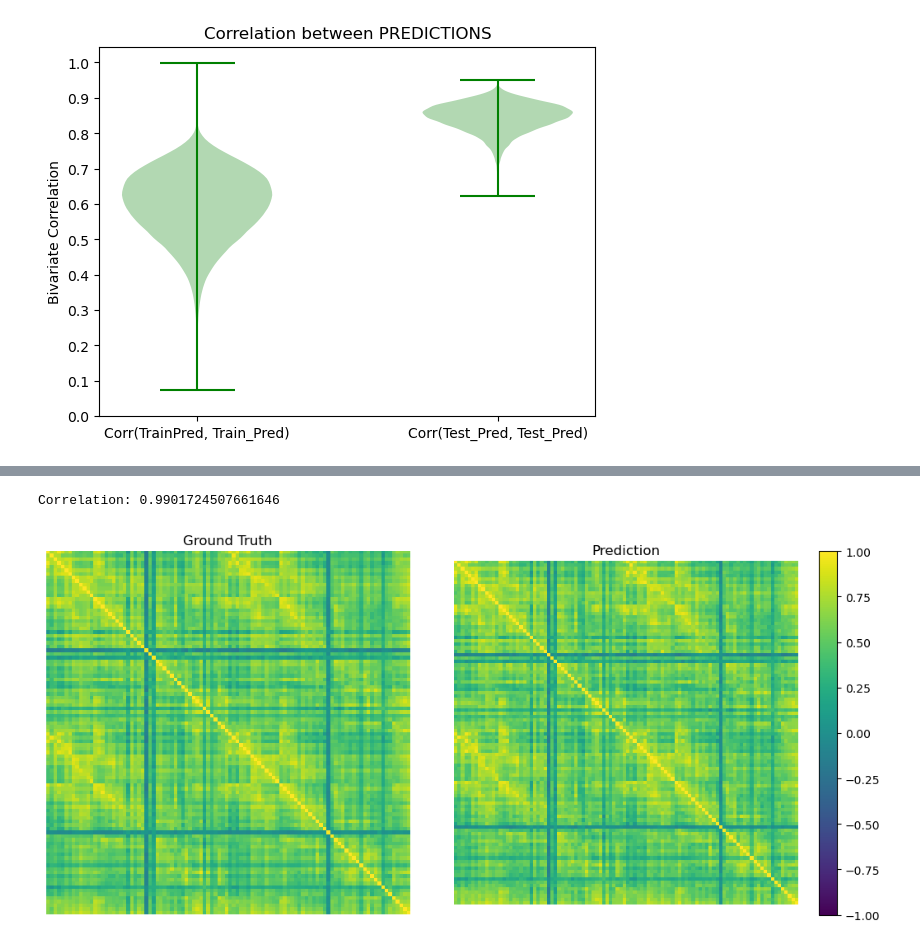
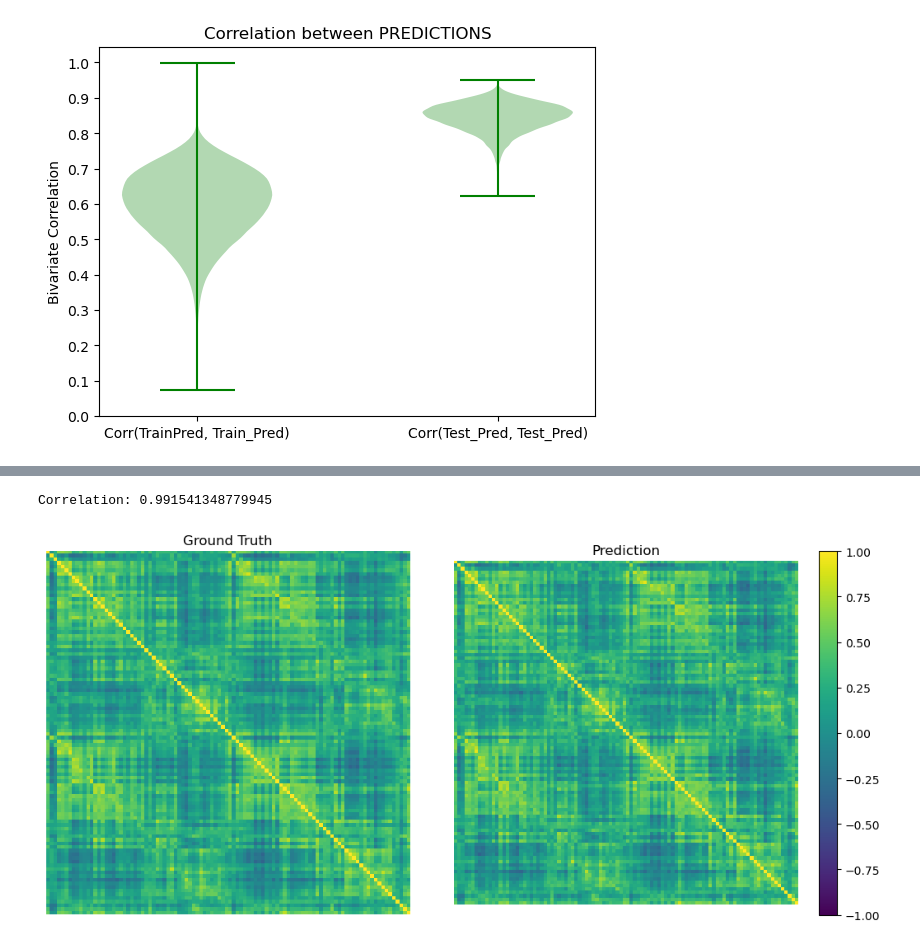
Before and after one commit to fyzeen/NeuroTranslate, a Jupyter notebook: SurfToNetmat/code/ICAd15_schfd100/model_diagnostics.ipynb, the cells around one changed output, grey strips where cells are left out. Saved outputs shown, nothing was run; the diff lists cells and outputs as text; code cells hidden in the pictures.

```diff
--- a/SurfToNetmat/code/ICAd15_schfd100/model_diagnostics.ipynb
+++ b/SurfToNetmat/code/ICAd15_schfd100/model_diagnostics.ipynb
@@ -6988,6 +6997,6 @@ plt.imshow(make_netmat(np.std(train_pred, axis = 0)))
 # %%
-# TEST
-show_subj_hemi(train_Target, train_pred, 3)
+# TRAIN
+show_subj_hemi(train_Target, train_pred, 140)
 # %% [output]
-Correlation: 0.9901724507661646
+Correlation: 0.991541348779945
-[figure, old version]
+[figure, new version]
```
Also changed, not shown: parts of 21 cells of this notebook, 19 other files.
